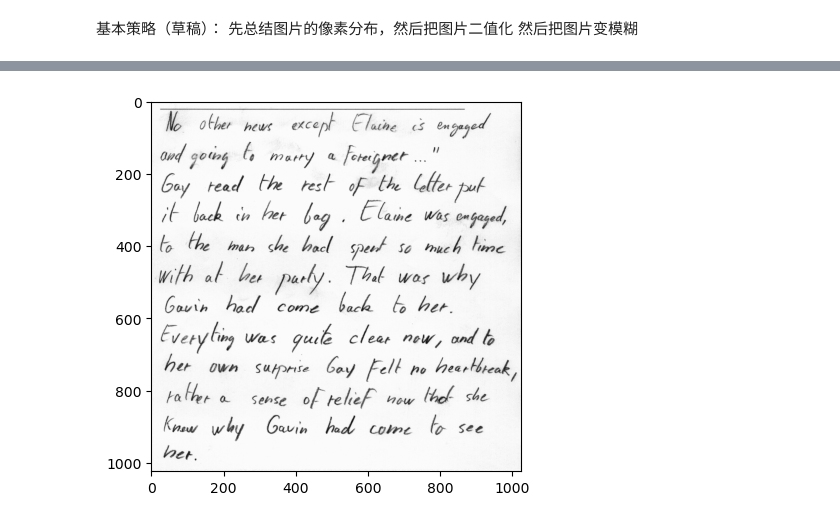
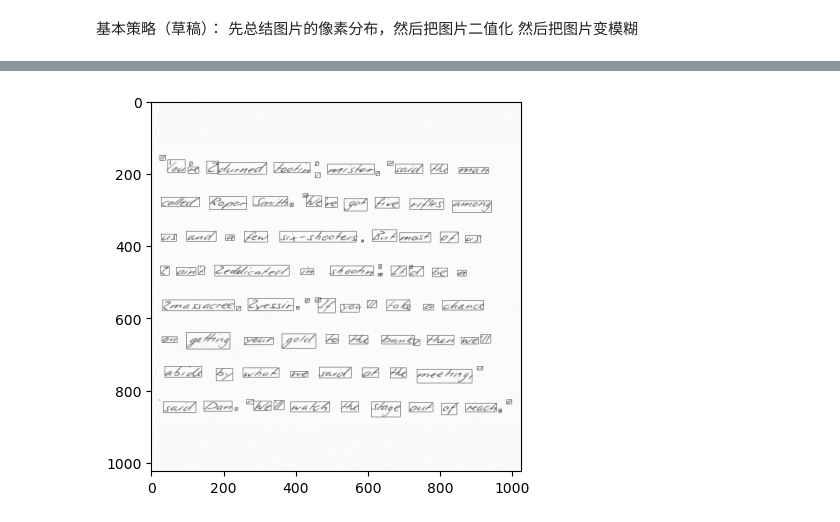
Before and after one commit to Ken-2511/HandwritingRecognition, a Jupyter notebook: Train/Segmentation.ipynb, the cells around one changed output, grey strips where cells are left out. Drawn from its saved outputs; the diff is of its cells as text; code cells hidden in the pictures.

```diff
--- a/Train/Segmentation.ipynb
+++ b/Train/Segmentation.ipynb
@@ -109,20 +110,98 @@ def find_all_connected_pixels(img: torch.Tensor):
     all_same_group = [x for x in all_same_group if len(x) > 25]
     return all_same_group
 
+# 对于每个相同区域，找到最小的矩形
+def find_min_rectangle(all_same_group, bias=1):
+    """
+    args:
+        all_same_group: 所有的相同区域的像素，[[(x1, y1), (x2, y2), ...], [(x1, y1), (x2, y2), ...], ...]
+        bias: 为了更加精确，将矩形缩小一点
+    return:
+        所有的矩形，[(x1, y1, x2, y2), (x1, y1, x2, y2), ...]
+    """
+    rectangles = []
+    for same_group in all_same_group:
+        x1 = min([x for x, y in same_group]) + bias
+        y1 = min([y for x, y in same_group]) + bias
+        x2 = max([x for x, y in same_group]) - bias
+        y2 = max([y for x, y in same_group]) - bias
+        if x1 >= x2 or y1 >= y2:
+            continue
+        rectangles.append((x1, y1, x2, y2))
+
+    # 如果有一个矩形包含另一个矩形，就删除
+    for i in range(len(rectangles)):
+        for j in range(i+1, len(rectangles)):
+            if rectangles[i] is None or rectangles[j] is None:
+                continue
+            x1, y1, x2, y2 = rectangles[i]
+            x3, y3, x4, y4 = rectangles[j]
+            if x1 <= x3 and y1 <= y3 and x2 >= x4 and y2 >= y4:
+                rectangles[j] = None
+            if x1 >= x3 and y1 >= y3 and x2 <= x4 and y2 <= y4:
+                rectangles[i] = None
+    rectangles = [x for x in rectangles if x is not None]
+    return rectangles
+
+def ultimate(img: torch.Tensor):
+    img = img.clone()
+    img = non_maximum_suppression(img)
+    img = img[:, ::2, ::2]
+    all_same_group = find_all_connected_pixels(img)
+    img = dataset[index][0].clone()
+    rectangles = find_min_rectangle(all_same_group)
+    rectangles = [[x1*2, y1*2, x2*2, y2*2] for x1, y1, x2, y2 in rectangles]
+    return rectangles
+
 index = random.randint(0, len(dataset)-1)
 print("index:", index)
 img = dataset[index][0].clone()
 
-# 将像素从暗到亮排序
-temp = img.detach().cpu().numpy().reshape(-1)
-temp = np.sort(temp)
-# 找到阈值
-lower_bound = temp[int(len(temp) * 0.01)]
-upper_bound = temp[int(len(temp) * 0.1)]
-print("lower_bound:", lower_bound, "upper_bound:", upper_bound)
+# # 将像素从暗到亮排序
+# t0 = time.time()
+# temp = img.detach().cpu().numpy().reshape(-1)
+# temp = np.sort(temp)
+# t1 = time.time()
+# print("sort time:", t1-t0)
+# # 找到阈值
+# lower_bound = temp[int(len(temp) * 0.01)]
+# upper_bound = temp[int(len(temp) * 0.1)]
+# print("lower_bound:", lower_bound, "upper_bound:", upper_bound)
+# t2 = time.time()
+# print("find bound time:", t2-t1)
+
+# show_img(img)
+# img = non_maximum_suppression(img)
+# show_img(img)
+# # 将图片缩小以便于计算
+# img = img[:, ::2, ::2]
+# all_same_group = find_all_connected_pixels(img)
+# t3 = time.time()
+# print("find connected pixels time:", t3-t2)
+
+# # 画出来
+# img = dataset[index][0].clone()
+# for rect in find_min_rectangle(all_same_group):
+#     if rect is None:
+#         continue
+#     x1, y1, x2, y2 = rect
+#     x1, y1, x2, y2 = x1*2, y1*2, x2*2, y2*2
+#     img[0, x1:x2, y1] = 0
+#     img[0, x1:x2, y2] = 0
+#     img[0, x1, y1:y2] = 0
+#     img[0, x2, y1:y2] = 0
+# t4 = time.time()
+# print("draw rectangle time:", t4-t3)
+
+rectangles = ultimate(img)
+for rect in rectangles:
+    x1, y1, x2, y2 = rect
+    img[0, x1, y1:y2] = 0
+    img[0, x2, y1:y2] = 0
+    img[0, x1:x2, y1] = 0
+    img[0, x1:x2, y2] = 0
 
 show_img(img)
-img = non_maximum_suppression(img)
-show_img(img)
-all_same_group = find_all_connected_pixels(img)
+# 把image保存下来
+cv2.imwrite('test.png', img[0].numpy())
 # %% [output]
@@ -131 +209 @@ lower_bound: 74.0 upper_bound: 231.0
-[figure, old version]
+[figure, new version]
```
Also changed, not shown: parts of 3 cells of this notebook, 2 other files.
